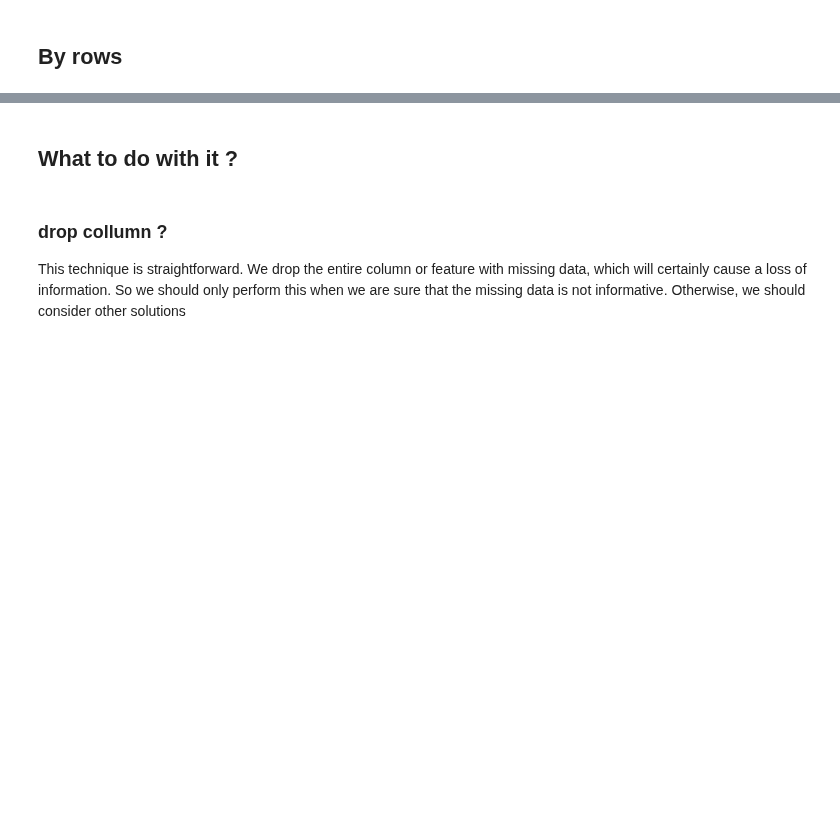
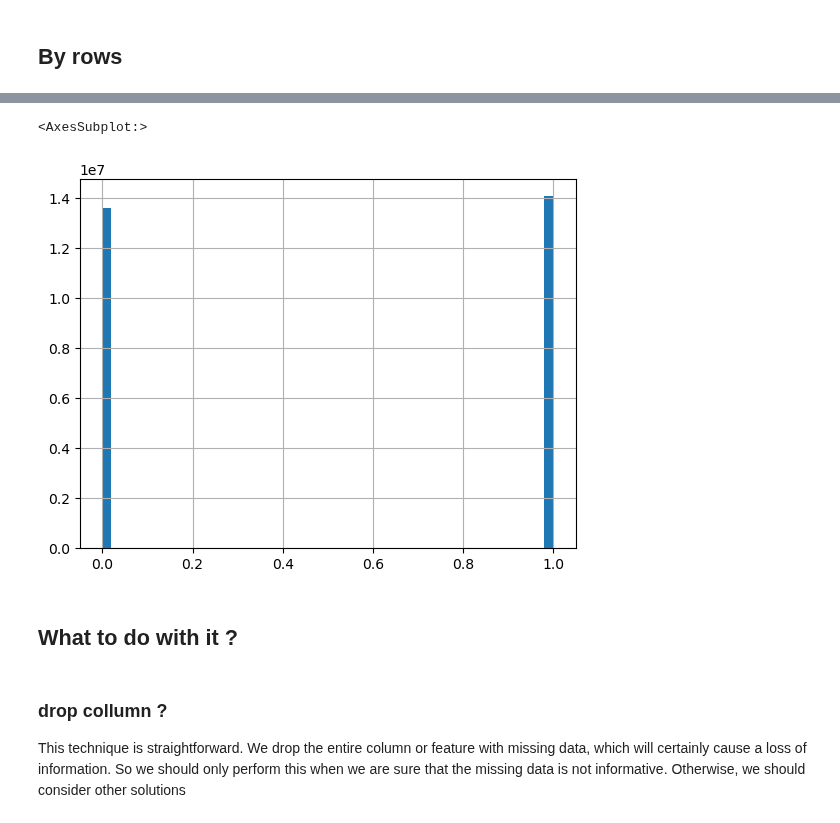
Before and after one commit to Sliders122/wildfire, a Jupyter notebook: src/Pre-Processing_Datacube.ipynb, the cells around one changed output, grey strips where cells are left out. Saved outputs shown, nothing was run; the diff lists cells and outputs as text; code cells hidden in the pictures; blank space fills up the shorter version.

```diff
--- a/src/Pre-Processing_Datacube.ipynb
+++ b/src/Pre-Processing_Datacube.ipynb
@@ -130,6 +219,9 @@ msno.matrix(datacube.iloc[:, :])
 # %%
-missing_by_row = datacube.isna().sum(axis='columns')
+missing_by_row = df_evi.isna().sum(axis='columns')
 missing_by_row.hist(bins=50)
+# %% [output]
+<AxesSubplot:>
+[figure, added]
 # %% [markdown]
 ## What to do with it ?
 # %% [markdown]
```
Also changed, not shown: parts of 39 cells of this notebook, 1 other file.
